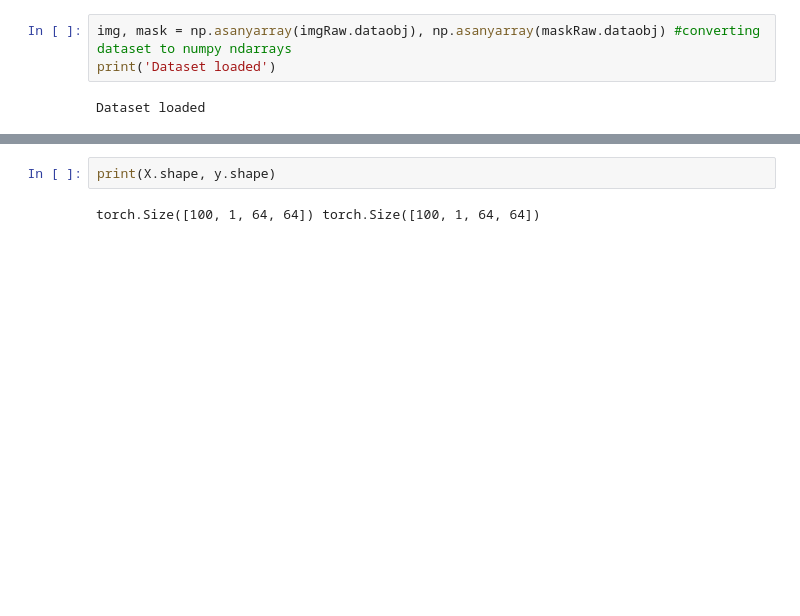
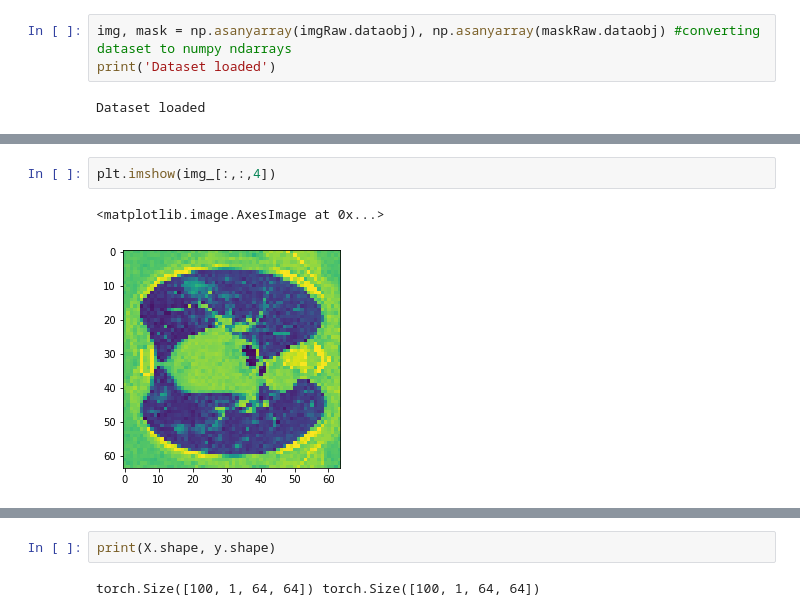
Before and after one commit to yusuftengriverdi/neural_networks, a Jupyter notebook: unet_covid.ipynb, the cells around one changed output, grey strips where cells are left out. Saved outputs shown, nothing was run; the diff lists cells and outputs as text; blank space fills up the shorter version.

```diff
--- a/unet_covid.ipynb
+++ b/unet_covid.ipynb
@@ -55,3 +49,8 @@ plt.imshow(img[:,:,0])
+# %%
+plt.imshow(img_[:,:,4])
+# %% [output]
+<matplotlib.image.AxesImage at 0x...>
+[figure, added]
 # %%
 plt.imshow(mask[:,:,0])
 # %% [output]
```
Also changed, not shown: parts of 37 cells of this notebook.
